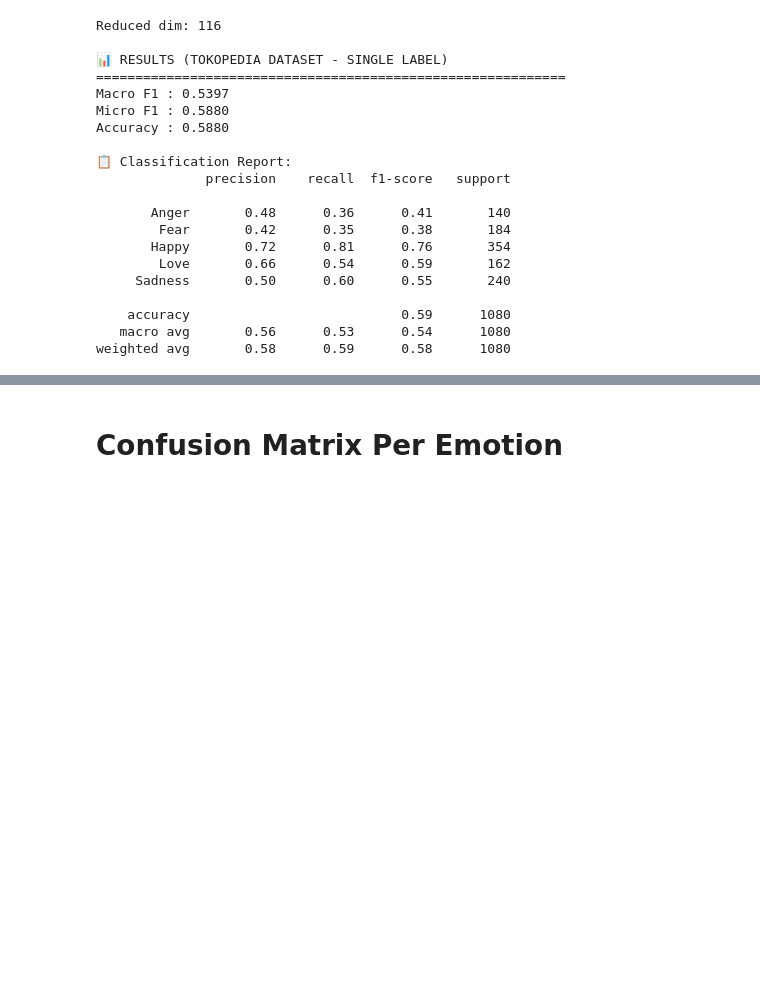
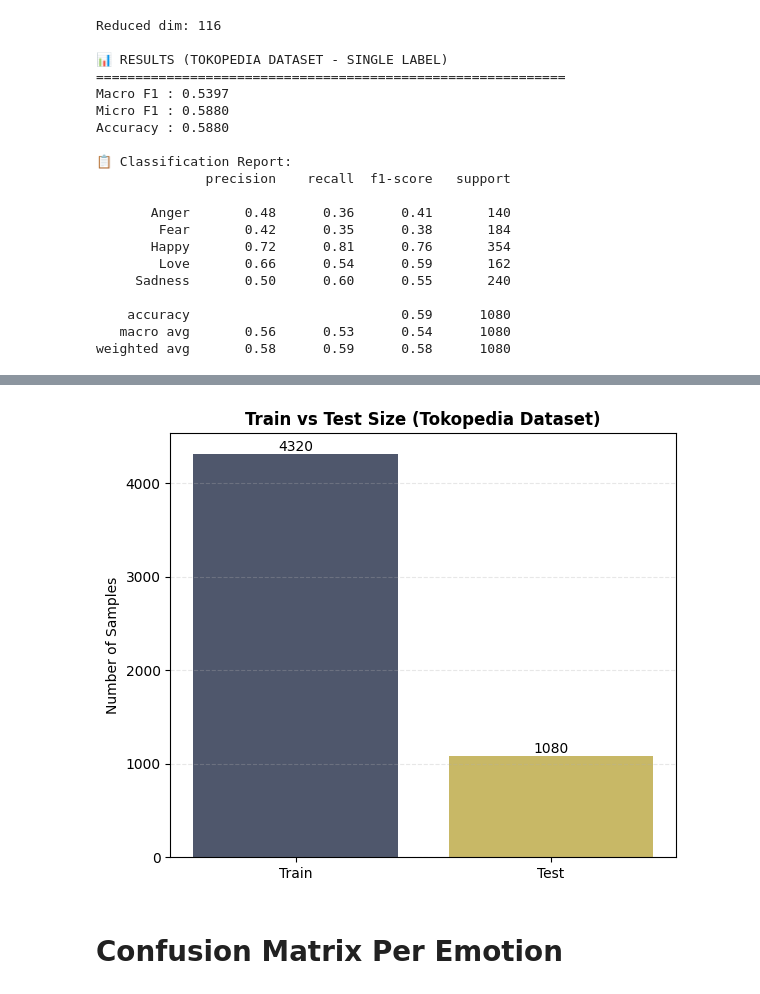
Before and after one commit to rezkanorhafizah/ME-XBal, a Jupyter notebook: tokopedia_dataset.ipynb, the cells around one changed output, grey strips where cells are left out. Saved outputs shown, nothing was run; the diff lists cells and outputs as text; code cells hidden in the pictures; blank space fills up the shorter version.

```diff
--- a/tokopedia_dataset.ipynb
+++ b/tokopedia_dataset.ipynb
@@ -218,3 +284,57 @@ weighted avg       0.58      0.59      0.58      1080
+# %%
+# ==========================================
+# 📊 TOTAL TRAIN vs TEST DISTRIBUTION
+# ==========================================
+import matplotlib.pyplot as plt
+
+# ================================
+# HITUNG TOTAL
+# ================================
+train_total = len(df_train)
+test_total  = len(df_test)
+
+labels = ['Train', 'Test']
+values = [train_total, test_total]
+
+# ================================
+# WARNA CIVIDIS
+# ================================
+cmap = plt.cm.cividis
+colors = [cmap(0.3), cmap(0.8)]
+
+# ================================
+# PLOT
+# ================================
+plt.figure(figsize=(6, 5))
+
+bars = plt.bar(labels, values, color=colors)
+
+# ================================
+# LABEL ANGKA
+# ================================
+for bar in bars:
+    height = bar.get_height()
+    plt.text(
+        bar.get_x() + bar.get_width()/2,
+        height,
+        f"{height}",
+        ha='center',
+        va='bottom',
+        fontsize=10
+    )
+
+# ================================
+# LABEL & TITLE
+# ================================
+plt.ylabel("Number of Samples")
+plt.title("Train vs Test Size (Tokopedia Dataset)", fontweight='bold')
+
+plt.grid(axis='y', linestyle='--', alpha=0.3)
+
+plt.tight_layout()
+plt.show()
+# %% [output]
+[figure, added]
 # %% [markdown]
 # Confusion Matrix Per Emotion
 # %%
```
Also changed, not shown: parts of 1 cell of this notebook.
